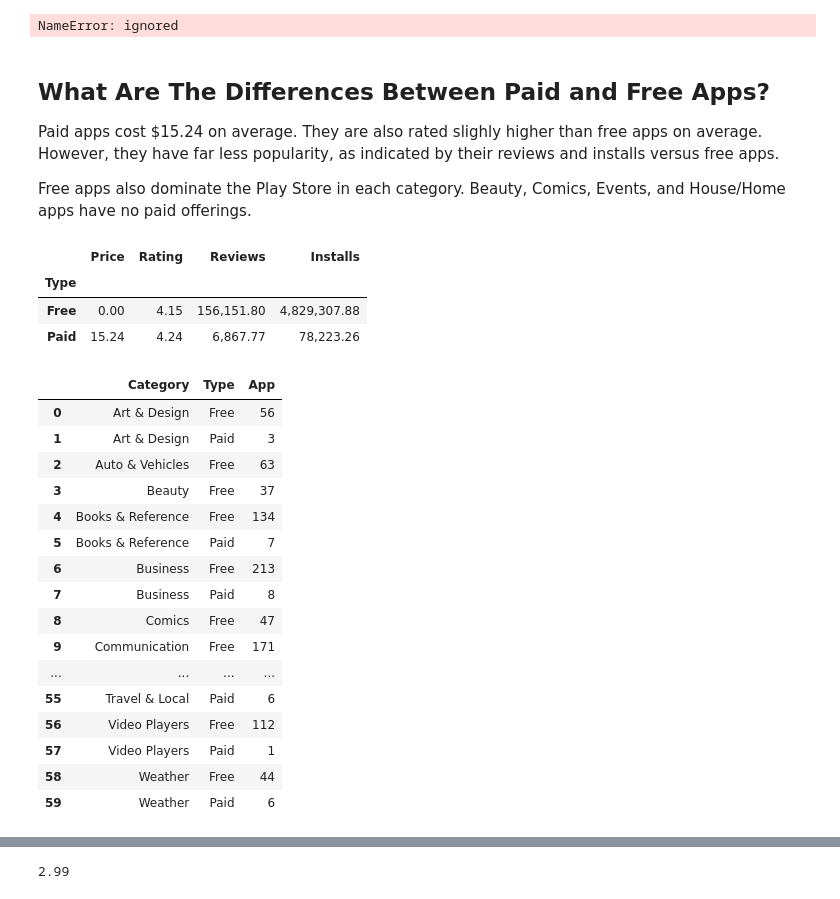
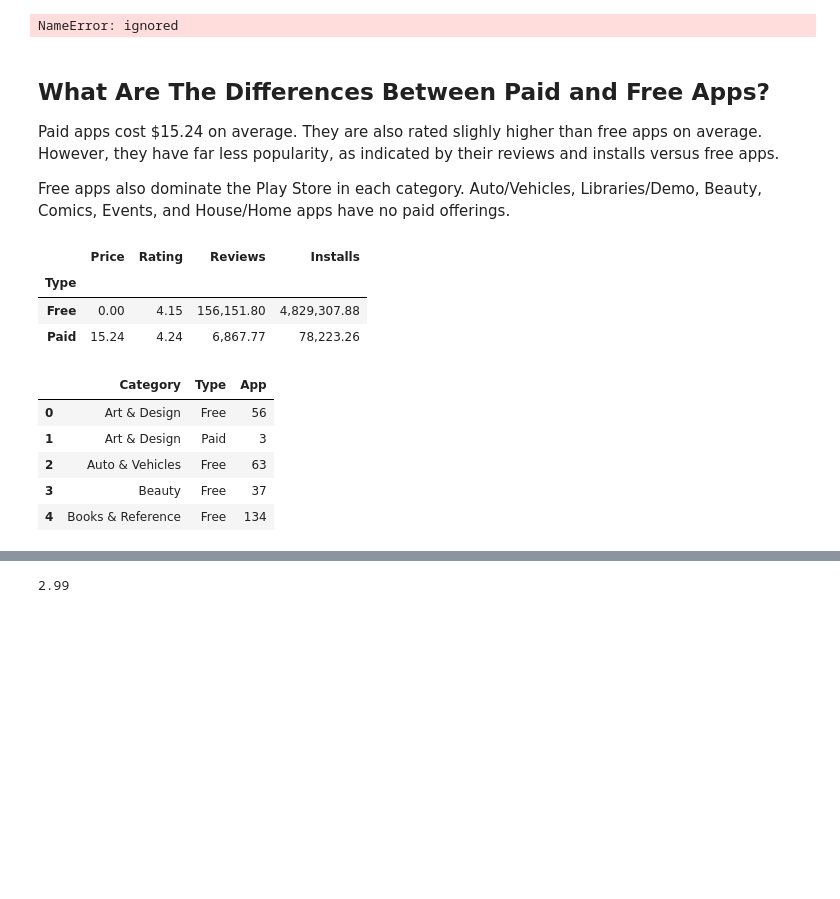
Before and after one commit to kenchin138/DA-and-DS-Projects, a Jupyter notebook: Google_Play_Store_Analysis/Google_Play_Store_App_Analytics.ipynb, the cells around one changed output, grey strips where cells are left out. Cells and saved outputs as stored; diff of their text form; code cells hidden in the pictures; blank space fills up the shorter version.

```diff
--- a/Google_Play_Store_Analysis/Google_Play_Store_App_Analytics.ipynb
+++ b/Google_Play_Store_Analysis/Google_Play_Store_App_Analytics.ipynb
@@ -739,7 +722,7 @@ NameError: ignored
 
 Paid apps cost \$15.24 on average. They are also rated slighly higher than free apps on average. However, they have far less popularity, as indicated by their reviews and installs versus free apps.
 
-Free apps also dominate the Play Store in each category. Beauty, Comics, Events, and House/Home apps have no paid offerings.
+Free apps also dominate the Play Store in each category. Auto/Vehicles, Libraries/Demo, Beauty, Comics, Events, and House/Home apps have no paid offerings.
 # %%
 data_cleaned.groupby('Type')[['Price', 'Rating', 'Reviews', 'Installs']].mean(numeric_only=True)
 # %% [output]
@@ -749,22 +732,11 @@ data_cleaned.groupby('Type')[['Price', 'Rating', 'Reviews', 'Installs']].mean(nu
 | Paid | 15.24 | 4.24 | 6,867.77 | 78,223.26 |
 # %%
 free_paid = data_cleaned.groupby(['Category', 'Type'])[['App']].count().reset_index()
-free_paid
+free_paid.head()
 # %% [output]
 |  | Category | Type | App |
 | 0 | Art & Design | Free | 56 |
 | 1 | Art & Design | Paid | 3 |
 | 2 | Auto & Vehicles | Free | 63 |
 | 3 | Beauty | Free | 37 |
 | 4 | Books & Reference | Free | 134 |
-| 5 | Books & Reference | Paid | 7 |
-| 6 | Business | Free | 213 |
-| 7 | Business | Paid | 8 |
-| 8 | Comics | Free | 47 |
-| 9 | Communication | Free | 171 |
-| ... | ... | ... | ... |
-| 55 | Travel & Local | Paid | 6 |
-| 56 | Video Players | Free | 112 |
-| 57 | Video Players | Paid | 1 |
-| 58 | Weather | Free | 44 |
-| 59 | Weather | Paid | 6 |
```
Also changed, not shown: parts of 24 cells of this notebook.
